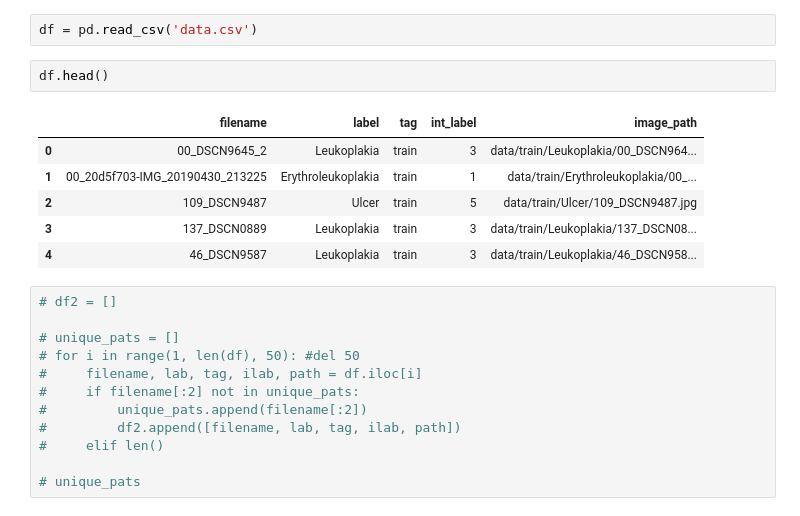
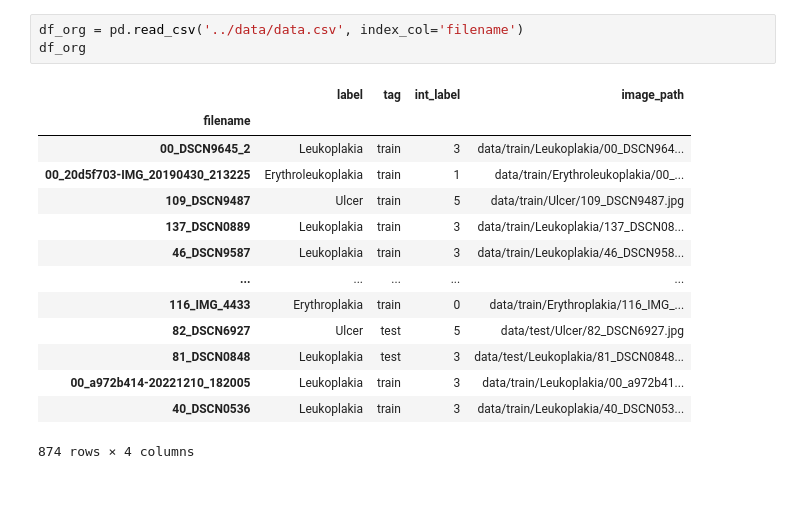
Before and after one commit to HanishDhanwalkar/lesion-classification, a Jupyter notebook: Resnet/data_balanced/data.ipynb, the cells around one changed output. Cells and saved outputs as stored; diff of their text form; blank space fills up the shorter version.

```diff
--- a/Resnet/data_balanced/data.ipynb
+++ b/Resnet/data_balanced/data.ipynb
@@ -5,23 +45,18 @@ from matplotlib.gridspec import GridSpec
 # %%
-df = pd.read_csv('data.csv')
+df_org = pd.read_csv('../data/data.csv', index_col='filename')
+df_org
+# %% [output]
+|  | label | tag | int_label | image_path |
+| filename |  |  |  |  |
+| 00_DSCN9645_2 | Leukoplakia | train | 3 | data/train/Leukoplakia/00_DSCN964... |
+| 00_20d5f703-IMG_20190430_213225 | Erythroleukoplakia | train | 1 | data/train/Erythroleukoplakia/00_... |
+| 109_DSCN9487 | Ulcer | train | 5 | data/train/Ulcer/109_DSCN9487.jpg |
+| 137_DSCN0889 | Leukoplakia | train | 3 | data/train/Leukoplakia/137_DSCN08... |
+| 46_DSCN9587 | Leukoplakia | train | 3 | data/train/Leukoplakia/46_DSCN958... |
+| ... | ... | ... | ... | ... |
+| 116_IMG_4433 | Erythroplakia | train | 0 | data/train/Erythroplakia/116_IMG_... |
+| 82_DSCN6927 | Ulcer | test | 5 | data/test/Ulcer/82_DSCN6927.jpg |
+| 81_DSCN0848 | Leukoplakia | test | 3 | data/test/Leukoplakia/81_DSCN0848... |
+| 00_a972b414-20221210_182005 | Leukoplakia | train | 3 | data/train/Leukoplakia/00_a972b41... |
+| 40_DSCN0536 | Leukoplakia | train | 3 | data/train/Leukoplakia/40_DSCN053... |
+874 rows × 4 columns
-# %%
-df.head()
-# %% [output]
-|  | filename | label | tag | int_label | image_path |
-| 0 | 00_DSCN9645_2 | Leukoplakia | train | 3 | data/train/Leukoplakia/00_DSCN964... |
-| 1 | 00_20d5f703-IMG_20190430_213225 | Erythroleukoplakia | train | 1 | data/train/Erythroleukoplakia/00_... |
-| 2 | 109_DSCN9487 | Ulcer | train | 5 | data/train/Ulcer/109_DSCN9487.jpg |
-| 3 | 137_DSCN0889 | Leukoplakia | train | 3 | data/train/Leukoplakia/137_DSCN08... |
-| 4 | 46_DSCN9587 | Leukoplakia | train | 3 | data/train/Leukoplakia/46_DSCN958... |
-# %%
-# df2 = []
-
-# unique_pats = []
-# for i in range(1, len(df), 50): #del 50
-#     filename, lab, tag, ilab, path = df.iloc[i]
-#     if filename[:2] not in unique_pats:
-#         unique_pats.append(filename[:2])
-#         df2.append([filename, lab, tag, ilab, path])
-#     elif len()
-
-# unique_pats
```
Also changed, not shown: parts of 16 cells of this notebook, 5 other files.
